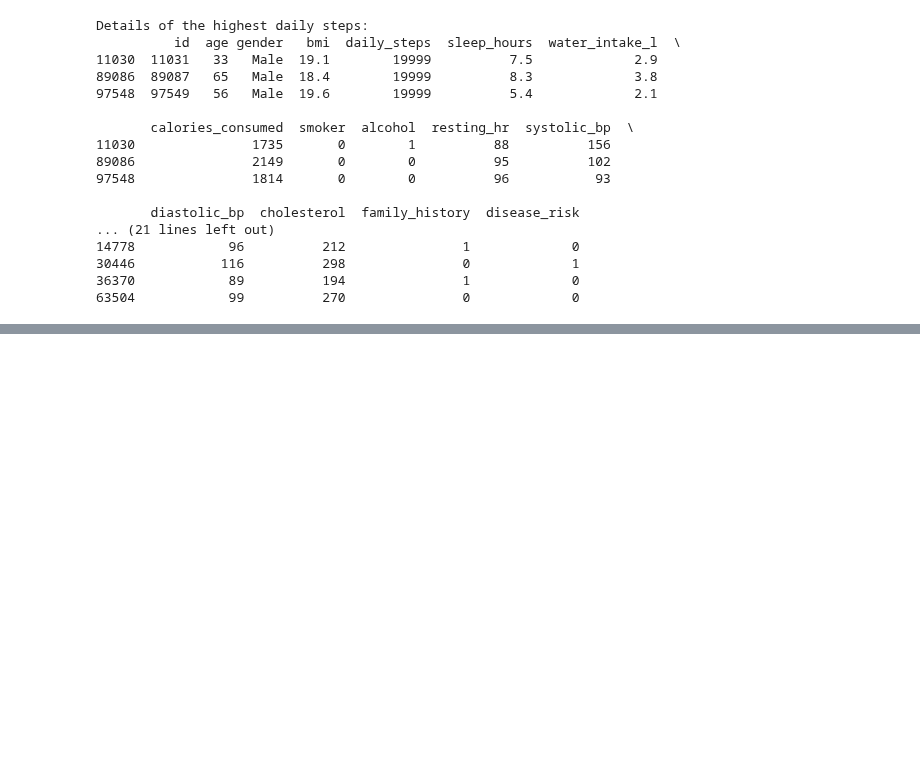
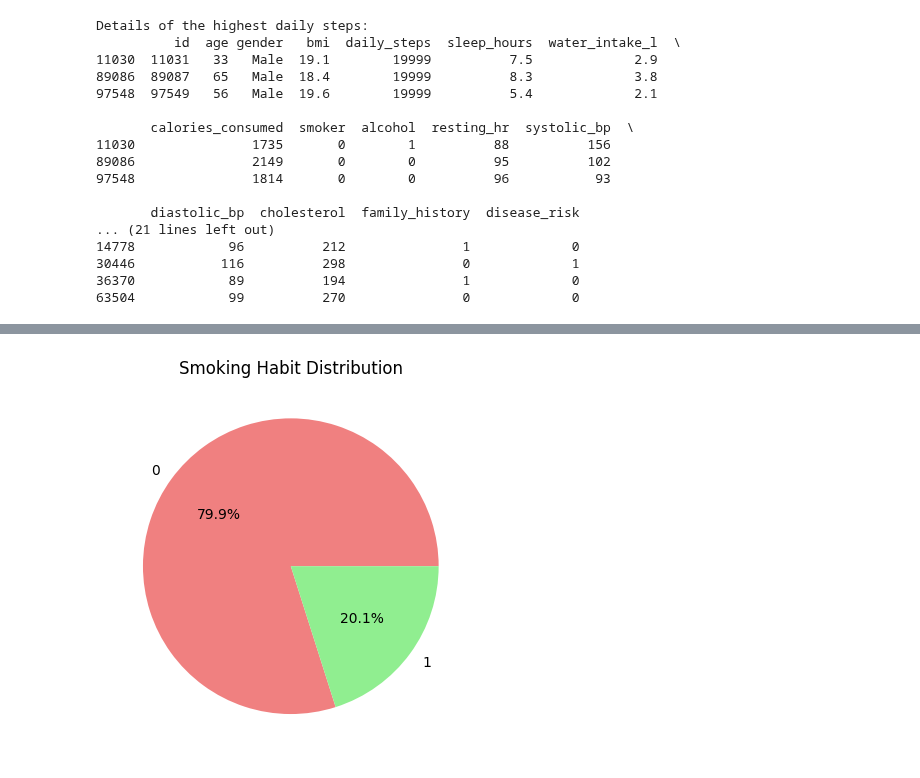
Before and after one commit to fachiny17/machine_learning, a Jupyter notebook: deeptech_program_cohort1/mentorship_session/01_mentorship_assignment_intro_to_data_analytics_and_science.ipynb, the cells around one changed output, grey strips where cells are left out. Saved outputs shown, nothing was run; the diff lists cells and outputs as text; code cells hidden in the pictures; blank space fills up the shorter version.

```diff
--- a/deeptech_program_cohort1/mentorship_session/01_mentorship_assignment_intro_to_data_analytics_and_science.ipynb
+++ b/deeptech_program_cohort1/mentorship_session/01_mentorship_assignment_intro_to_data_analytics_and_science.ipynb
@@ -112,0 +115,9 @@ aggr_age.head(50) # to check the first 50
+# %%
+smoke_counts = data['smoker'].value_counts()
+
+plt.pie(smoke_counts,
+        labels=smoke_counts.index, autopct='%1.1f%%', colors=['lightcoral', 'lightgreen'])
+plt.title('Smoking Habit Distribution')
+plt.show()
+# %% [output]
+[figure, added]
```
Also changed, not shown: parts of 5 cells of this notebook.
